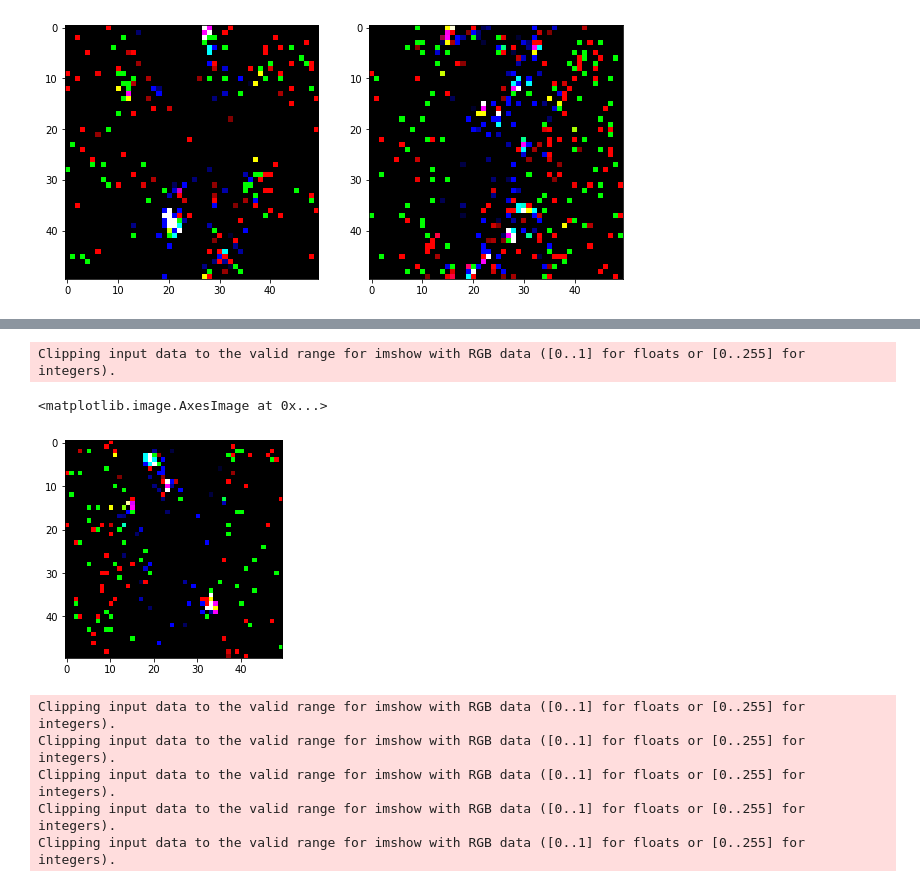
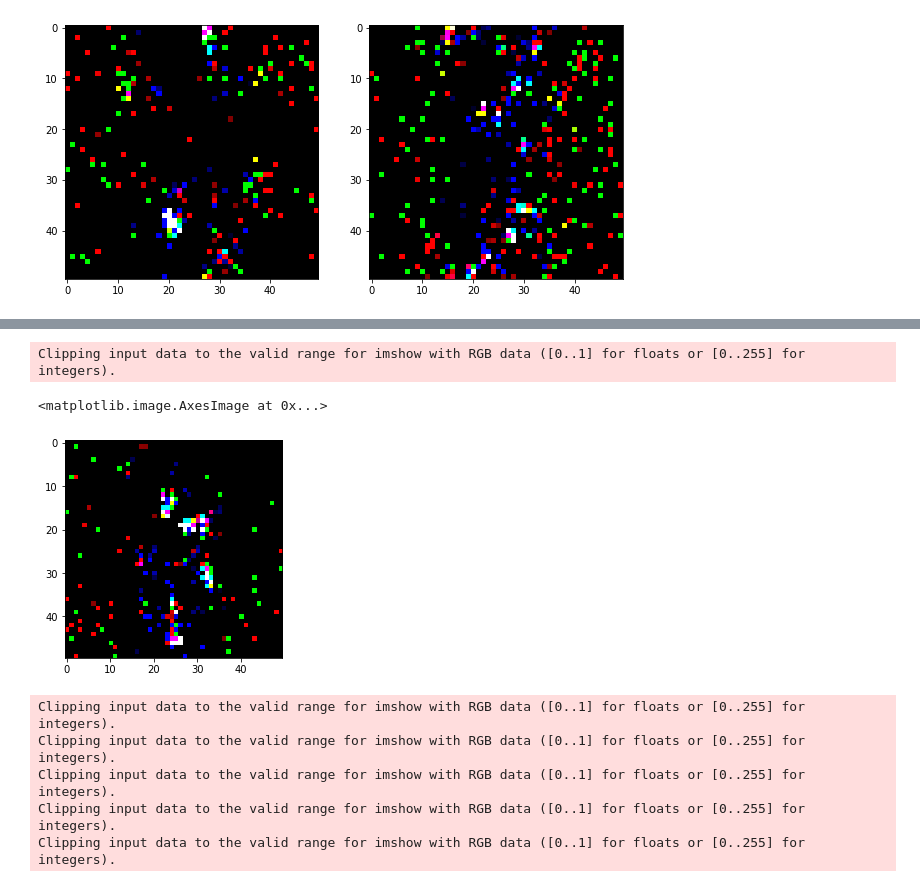
Before and after one commit to 591291-hvl/Bachelor, a Jupyter notebook: Code/notebooks/Tester/visualizer.ipynb, the cells around one changed output, grey strips where cells are left out. Drawn from its saved outputs; the diff is of its cells as text; code cells hidden in the pictures.

```diff
--- a/Code/notebooks/Tester/visualizer.ipynb
+++ b/Code/notebooks/Tester/visualizer.ipynb
@@ -89,9 +91,9 @@ plt.show()
 # %%
-plt.imshow(bhArray[0])
+plt.imshow(bhArray[1])
 # %% [output]
 Clipping input data to the valid range for imshow with RGB data ([0..1] for floats or [0..255] for integers).
 <matplotlib.image.AxesImage at 0x...>
-[figure, old version]
+[figure, new version]
 # %%
 for i in range(5):
     f, axarr = plt.subplots(1,4, figsize=(10,10))
```
Also changed, not shown: parts of 5 cells of this notebook, 2 other files.
